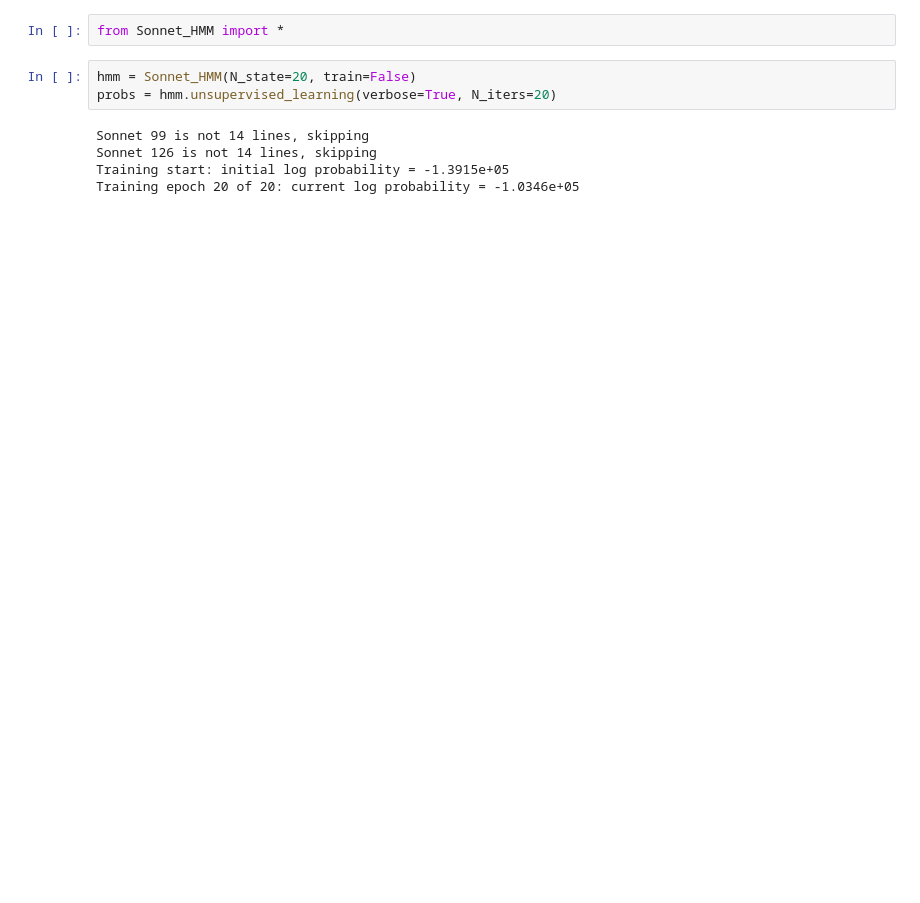
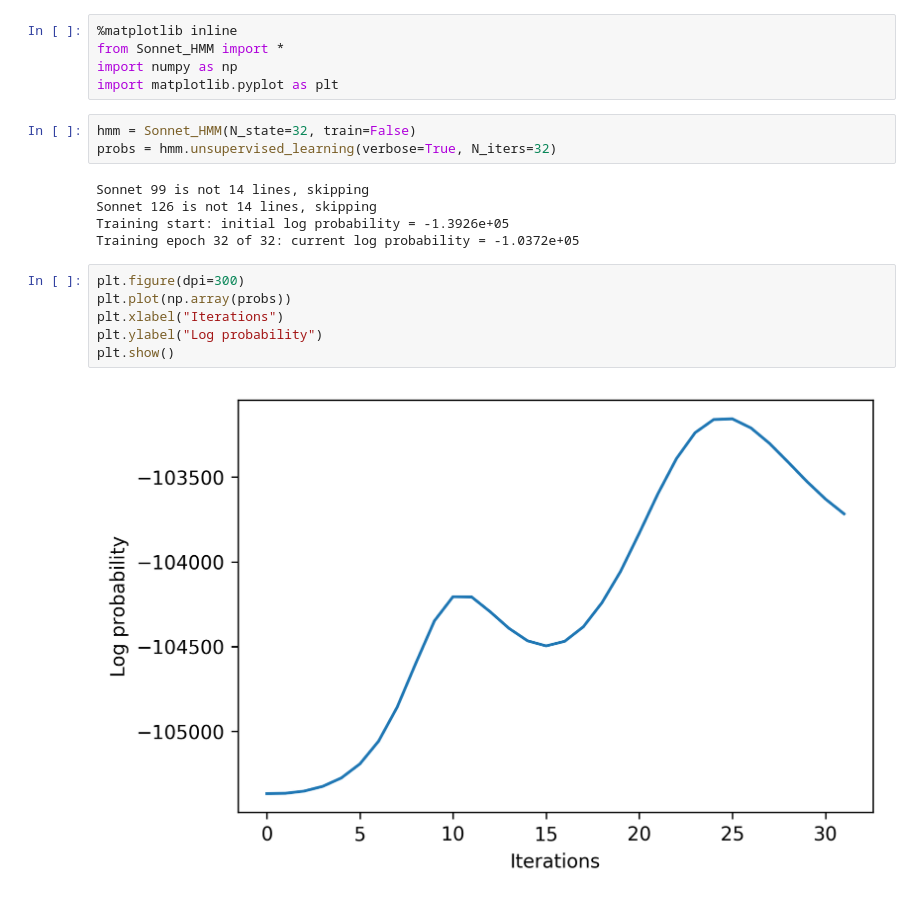
Before and after one commit to dibidave/central-nervous-system, a Jupyter notebook: project3/Simple HMM.ipynb, the cells around one changed output. Cells and saved outputs as stored; diff of their text form; blank space fills up the shorter version.

Commit message:
Final emission with plot

```diff
--- a/project3/Simple HMM.ipynb
+++ b/project3/Simple HMM.ipynb
@@ -1,11 +1,22 @@
-# %%
-from Sonnet_HMM import *
+# %%
+%matplotlib inline
+from Sonnet_HMM import *
+import numpy as np
+import matplotlib.pyplot as plt
 # %%
-hmm = Sonnet_HMM(N_state=20, train=False)
-probs = hmm.unsupervised_learning(verbose=True, N_iters=20)
+hmm = Sonnet_HMM(N_state=32, train=False)
+probs = hmm.unsupervised_learning(verbose=True, N_iters=32)
 # %% [output]
 Sonnet 99 is not 14 lines, skipping
 Sonnet 126 is not 14 lines, skipping
-Training start: initial log probability = -1.3915e+05
-Training epoch 20 of 20: current log probability = -1.0346e+05
+Training start: initial log probability = -1.3926e+05
+Training epoch 32 of 32: current log probability = -1.0372e+05
+# %%
+plt.figure(dpi=300)
+plt.plot(np.array(probs))
+plt.xlabel("Iterations")
+plt.ylabel("Log probability")
+plt.show()
+# %% [output]
+[figure, added]
 # %%
```
Also changed, not shown: parts of 2 cells of this notebook.
